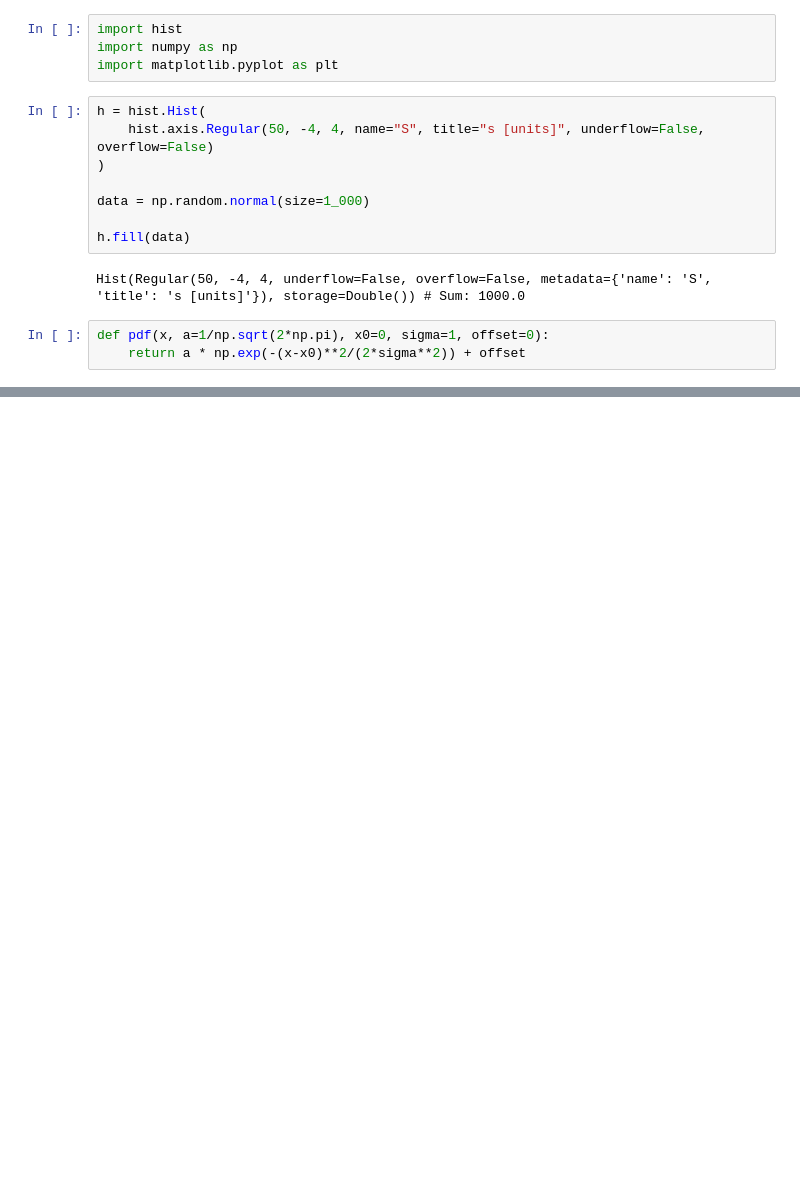
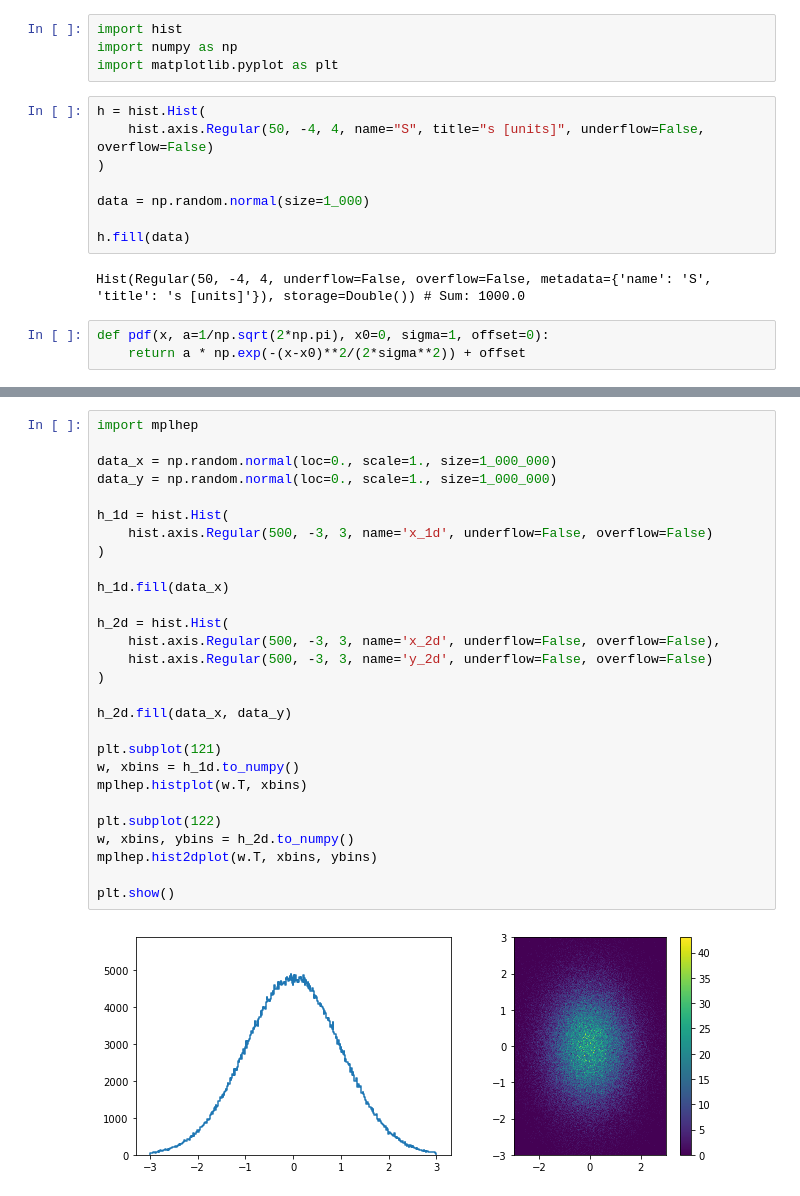
Before and after one commit to scikit-hep/hist, a Jupyter notebook: notebooks/Hist.ipynb, the cells around one changed output, grey strips where cells are left out. Drawn from its saved outputs; the diff is of its cells as text; blank space fills up the shorter version.

Commit message:
add mplhep support

```diff
--- a/notebooks/Hist.ipynb
+++ b/notebooks/Hist.ipynb
@@ -41,0 +42,30 @@ plt.show()
+# %%
+import mplhep
+
+data_x = np.random.normal(loc=0., scale=1., size=1_000_000)
+data_y = np.random.normal(loc=0., scale=1., size=1_000_000)
+
+h_1d = hist.Hist(
+    hist.axis.Regular(500, -3, 3, name='x_1d', underflow=False, overflow=False)
+)
+
+h_1d.fill(data_x)
+
+h_2d = hist.Hist(
+    hist.axis.Regular(500, -3, 3, name='x_2d', underflow=False, overflow=False),
+    hist.axis.Regular(500, -3, 3, name='y_2d', underflow=False, overflow=False)
+)
+
+h_2d.fill(data_x, data_y)
+
+plt.subplot(121)
+w, xbins = h_1d.to_numpy()
+mplhep.histplot(w.T, xbins)
+
+plt.subplot(122)
+w, xbins, ybins = h_2d.to_numpy()
+mplhep.hist2dplot(w.T, xbins, ybins)
+
+plt.show()
+# %% [output]
+[figure, added]
```
Also changed, not shown: parts of 2 cells of this notebook.
